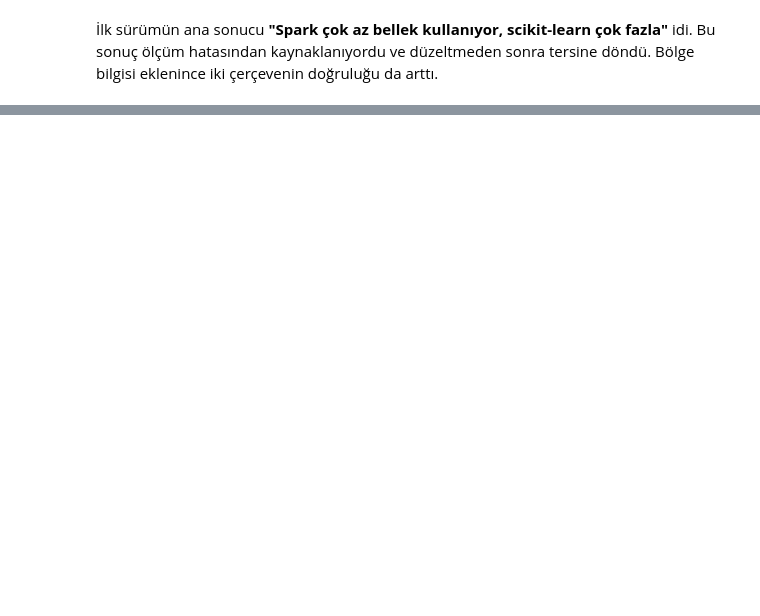
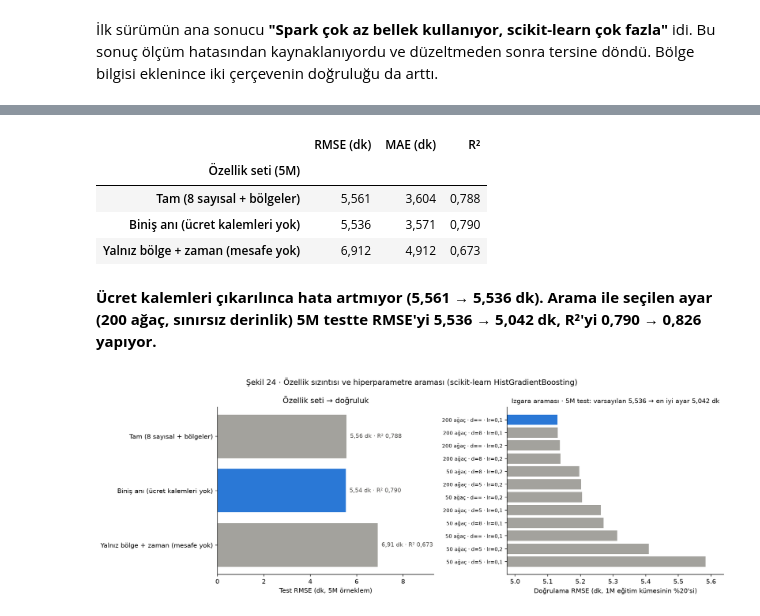
Before and after one commit to ismailesatucmak/BVA_Project, a Jupyter notebook: notebooks/04_ml_duration_ders.ipynb, the cells around one changed output, grey strips where cells are left out. Drawn from its saved outputs; the diff is of its cells as text; code cells hidden in the pictures; blank space fills up the shorter version.

```diff
--- a/notebooks/04_ml_duration_ders.ipynb
+++ b/notebooks/04_ml_duration_ders.ipynb
@@ -391,0 +408,21 @@ display(pd.DataFrame(rows).set_index("Ölçüm"))
+# %%
+from src import ml_analysis as s4a
+
+ablation, tuning, errors = s4a.load_saved()
+display(ablation.set_index("label")[["rmse", "mae", "r2"]]
+        .rename(columns={"rmse": "RMSE (dk)", "mae": "MAE (dk)", "r2": "R²"})
+        .rename_axis("Özellik seti (5M)").map(lambda v: tr_dec(v, 3)))
+final = tuning[tuning["stage"] != "validation"].set_index("stage")
+d, t = final.loc["test_default"], final.loc["test_tuned"]
+md(f"**Ücret kalemleri çıkarılınca hata artmıyor ({tr_dec(ablation.rmse[0], 3)} → {tr_dec(ablation.rmse[1], 3)} dk). "
+   f"Arama ile seçilen ayar (200 ağaç, sınırsız derinlik) 5M testte RMSE'yi {tr_dec(d.rmse, 3)} → {tr_dec(t.rmse, 3)} dk, "
+   f"R²'yi {tr_dec(d.r2, 3)} → {tr_dec(t.r2, 3)} yapıyor.**")
+display(Image(filename=str(root / "reports" / "figures" / "24_s4_ablation_tuning.png"), width=1000))
+# %% [output]
+|  | RMSE (dk) | MAE (dk) | R² |
+| Özellik seti (5M) |  |  |  |
+| Tam (8 sayısal + bölgeler) | 5,561 | 3,604 | 0,788 |
+| Biniş anı (ücret kalemleri yok) | 5,536 | 3,571 | 0,790 |
+| Yalnız bölge + zaman (mesafe yok) | 6,912 | 4,912 | 0,673 |
+**Ücret kalemleri çıkarılınca hata artmıyor (5,561 → 5,536 dk). Arama ile seçilen ayar (200 ağaç, sınırsız derinlik) 5M testte RMSE'yi 5,536 → 5,042 dk, R²'yi 0,790 → 0,826 yapıyor.**
+[figure, added]
```
Also changed, not shown: parts of 18 cells of this notebook, 38 other files.
